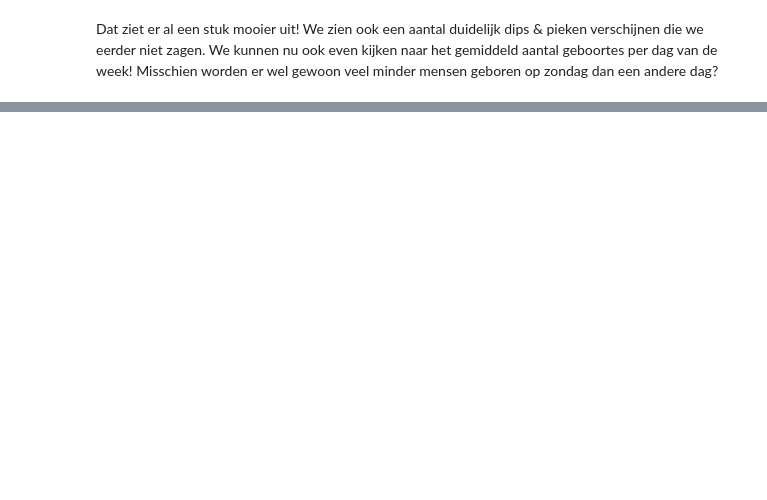
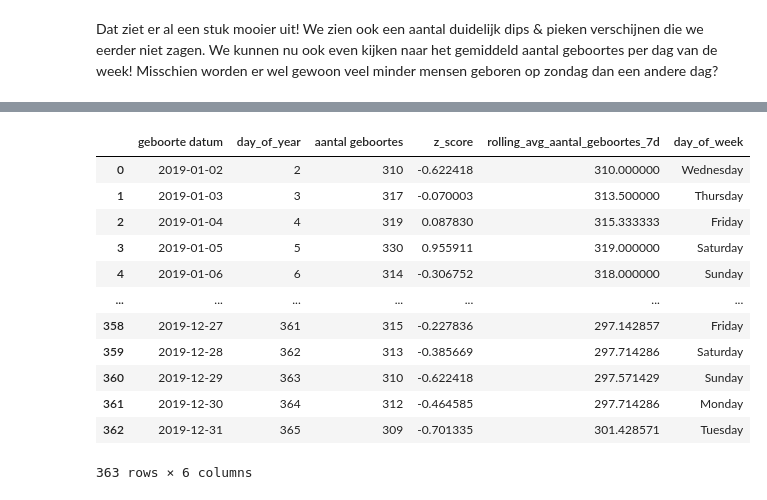
Before and after one commit to GerritGeens/Examen_Gerrit, a Jupyter notebook: examen_deel1.ipynb, the cells around one changed output, grey strips where cells are left out. Drawn from its saved outputs; the diff is of its cells as text; code cells hidden in the pictures; blank space fills up the shorter version.

```diff
--- a/examen_deel1.ipynb
+++ b/examen_deel1.ipynb
@@ -281,0 +289,16 @@ Dat ziet er al een stuk mooier uit!  We zien ook een aantal duidelijk dips & pie
+# %%
+df_zonder_outliers
+# %% [output]
+|  | geboorte datum | day_of_year | aantal geboortes | z_score | rolling_avg_aantal_geboortes_7d | day_of_week |
+| 0 | 2019-01-02 | 2 | 310 | -0.622418 | 310.000000 | Wednesday |
+| 1 | 2019-01-03 | 3 | 317 | -0.070003 | 313.500000 | Thursday |
+| 2 | 2019-01-04 | 4 | 319 | 0.087830 | 315.333333 | Friday |
+| 3 | 2019-01-05 | 5 | 330 | 0.955911 | 319.000000 | Saturday |
+| 4 | 2019-01-06 | 6 | 314 | -0.306752 | 318.000000 | Sunday |
+| ... | ... | ... | ... | ... | ... | ... |
+| 358 | 2019-12-27 | 361 | 315 | -0.227836 | 297.142857 | Friday |
+| 359 | 2019-12-28 | 362 | 313 | -0.385669 | 297.714286 | Saturday |
+| 360 | 2019-12-29 | 363 | 310 | -0.622418 | 297.571429 | Sunday |
+| 361 | 2019-12-30 | 364 | 312 | -0.464585 | 297.714286 | Monday |
+| 362 | 2019-12-31 | 365 | 309 | -0.701335 | 301.428571 | Tuesday |
+363 rows × 6 columns
```
Also changed, not shown: parts of 10 cells of this notebook, 3 other files.
